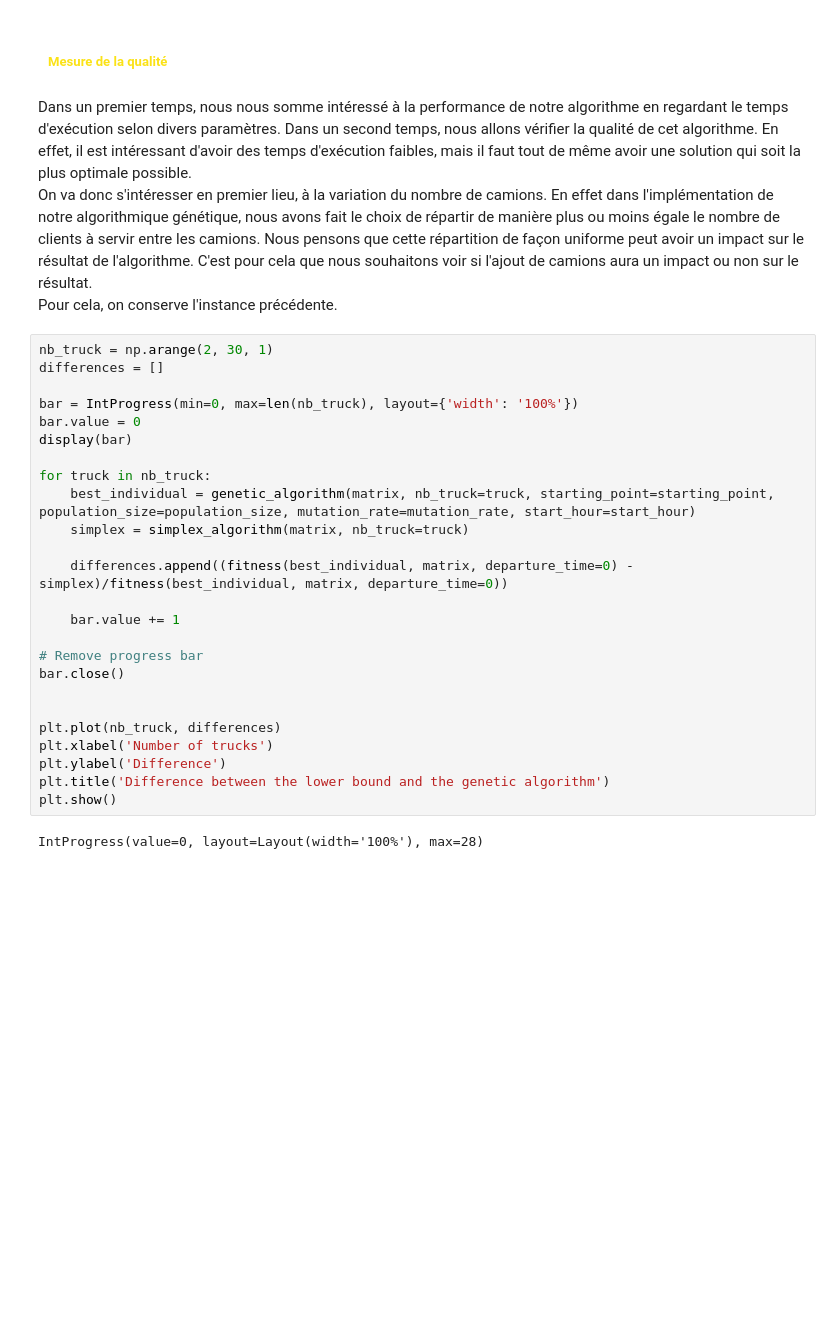
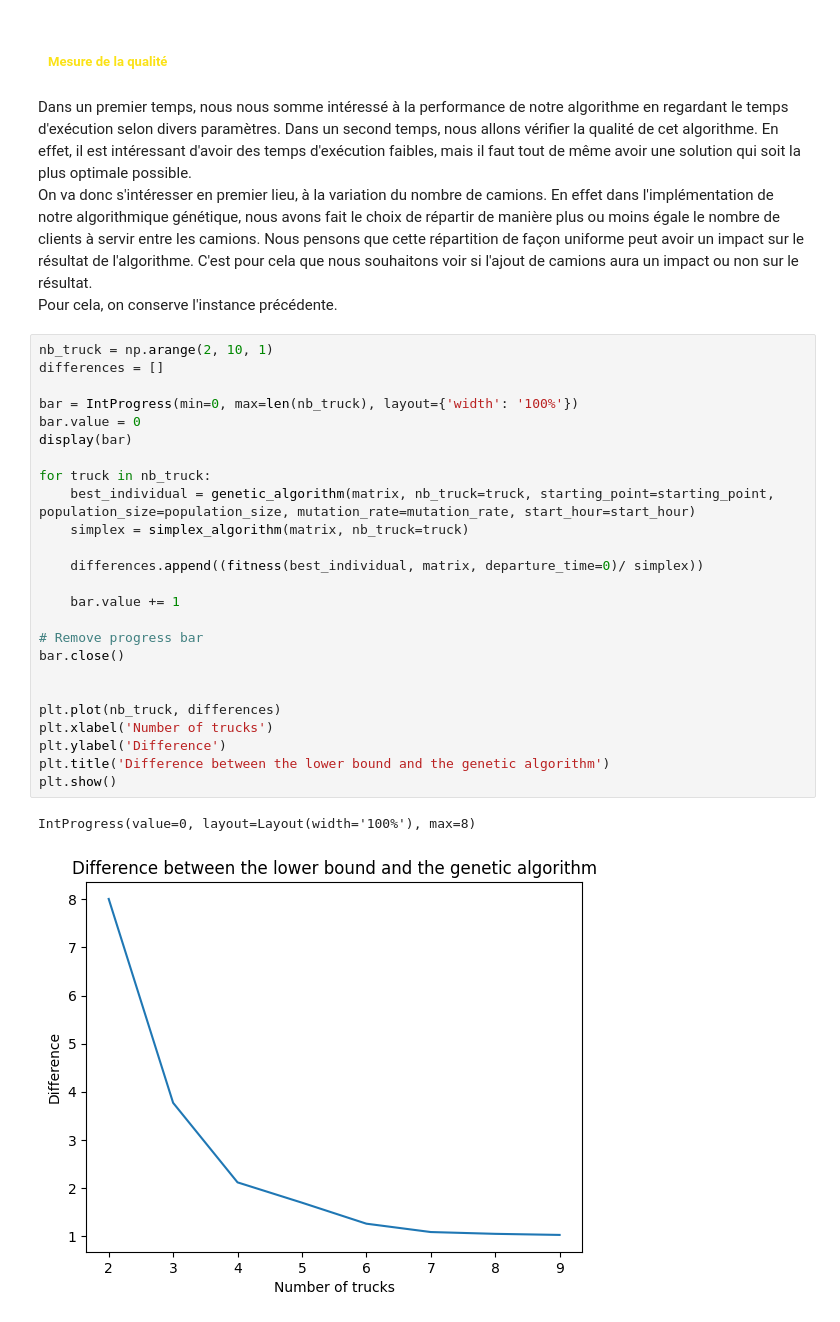
Before and after one commit to Vic06163/Algorithmics-project, a Jupyter notebook: Livrable v2.ipynb, the cells around one changed output. Cells and saved outputs as stored; diff of their text form; blank space fills up the shorter version.

```diff
--- a/Livrable v2.ipynb
+++ b/Livrable v2.ipynb
@@ -902,29 +901,30 @@ Dans un premier temps, nous nous somme intéressé à la performance de notre al
 On va donc s'intéresser en premier lieu, à la variation du nombre de camions. En effet dans l'implémentation de notre algorithmique génétique, nous avons fait le choix de répartir de manière plus ou moins égale le nombre de clients à servir entre les camions. Nous pensons que cette répartition de façon uniforme peut avoir un impact sur le résultat de l'algorithme. C'est pour cela que nous souhaitons voir si l'ajout de camions aura un impact ou non sur le résultat.<br/>
 Pour cela, on conserve l'instance précédente.
 # %%
-nb_truck = np.arange(2, 30, 1)
+nb_truck = np.arange(2, 10, 1)
 differences = []
 
 bar = IntProgress(min=0, max=len(nb_truck), layout={'width': '100%'})
 bar.value = 0
 display(bar)
 
 for truck in nb_truck:
     best_individual = genetic_algorithm(matrix, nb_truck=truck, starting_point=starting_point, population_size=population_size, mutation_rate=mutation_rate, start_hour=start_hour)
     simplex = simplex_algorithm(matrix, nb_truck=truck)
 
-    differences.append((fitness(best_individual, matrix, departure_time=0) - simplex)/fitness(best_individual, matrix, departure_time=0))
+    differences.append((fitness(best_individual, matrix, departure_time=0)/ simplex))
 
     bar.value += 1
 
 # Remove progress bar
 bar.close()
 
 
 plt.plot(nb_truck, differences)
 plt.xlabel('Number of trucks')
 plt.ylabel('Difference')
 plt.title('Difference between the lower bound and the genetic algorithm')
 plt.show()
 # %% [output]
-IntProgress(value=0, layout=Layout(width='100%'), max=28)
+IntProgress(value=0, layout=Layout(width='100%'), max=8)
+[figure, added]
```
Also changed, not shown: parts of 26 cells of this notebook.
